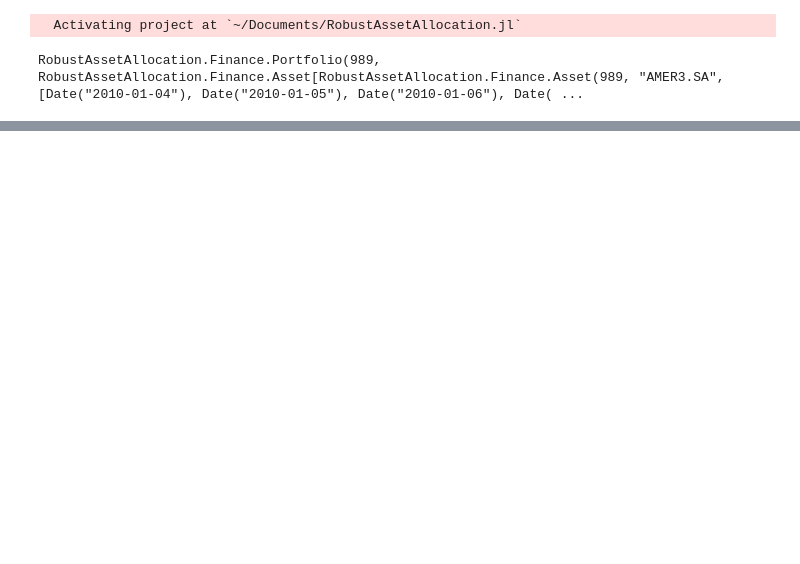
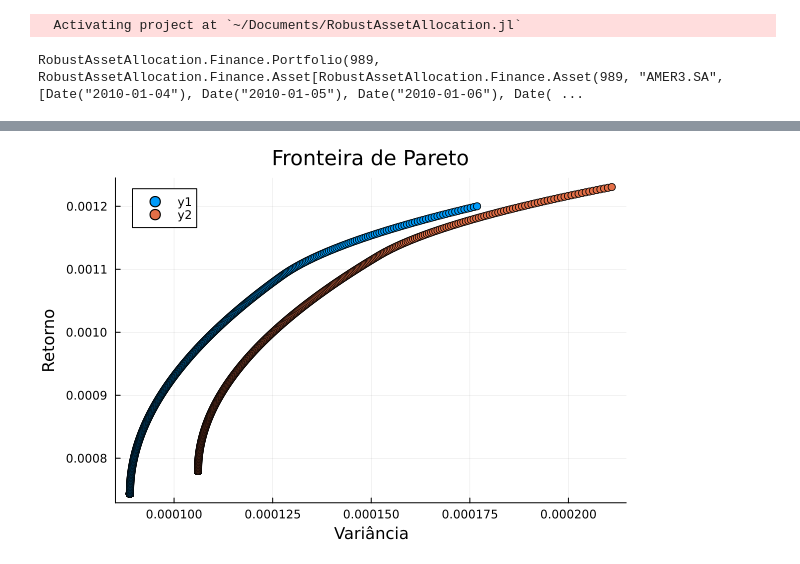
Before and after one commit to ronaldalbrt/RobustAssetAllocation.jl, a Jupyter notebook: Project.ipynb, the cells around one changed output, grey strips where cells are left out. Drawn from its saved outputs; the diff is of its cells as text; code cells hidden in the pictures; blank space fills up the shorter version.

```diff
--- a/Project.ipynb
+++ b/Project.ipynb
@@ -45,8 +45,10 @@ Set parameter MIPGap to value 0.001
 # %%
 α = 0.05
-robust_markowitz_model = RobustAssetAllocation.RobustMarkowitzModel.RobustMarkowitzModelData(portfolio.n, portfolio.returns, portfolio.cov_matrix, min_returns, α)
+min_returns = collect(LinRange(0, 0.00120, 1000))
 
-robust_markowitz_model
+robust_markowitz_model = RobustAssetAllocation.RobustMarkowitzModel.RobustMarkowitzModelData(portfolio.n, portfolio.returns, portfolio.cov_matrix, min_returns, α, 3)
+
+alloc, returns_interval, covs_interval = RobustAssetAllocation.RobustMarkowitzModel.pareto_frontier(robust_markowitz_model)
 # %% [output]
 Set parameter Username
 Academic license - for non-commercial use only - expires 2024-07-03
@@ -116,0 +78,12 @@ scatter(covs, returns;
+# %%
+scatter([covs[1] for covs in covs_interval], [returns[1] for returns in returns_interval];
+    title = "Fronteira de Pareto",
+    xlabel = "Variância",
+    ylabel = "Retorno")
+
+scatter!([covs[2] for covs in covs_interval], [returns[2] for returns in returns_interval];
+    title = "Fronteira de Pareto",
+    xlabel = "Variância",
+    ylabel = "Retorno")
+# %% [output]
+[figure, added]
```
Also changed, not shown: parts of 7 cells of this notebook, 2 other files.
